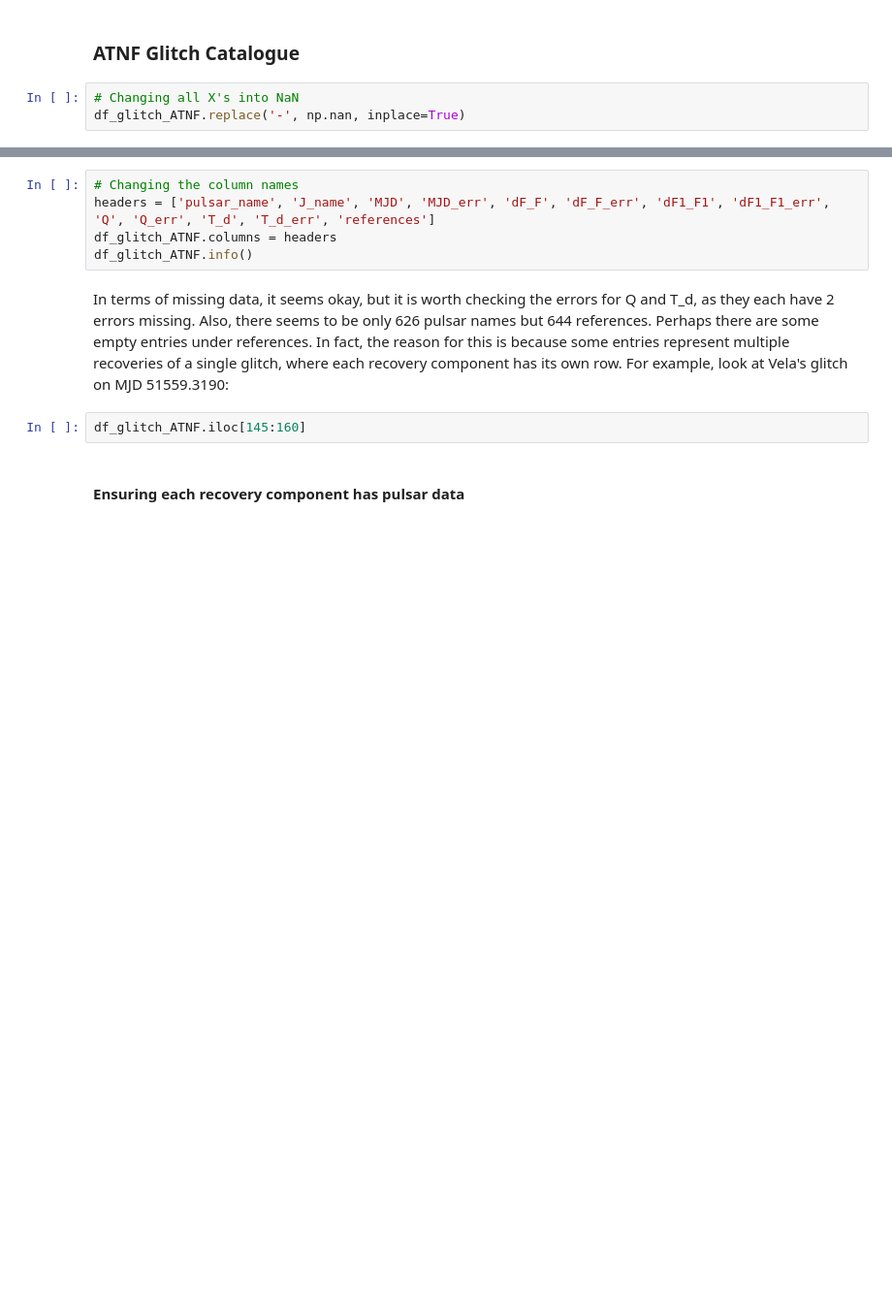
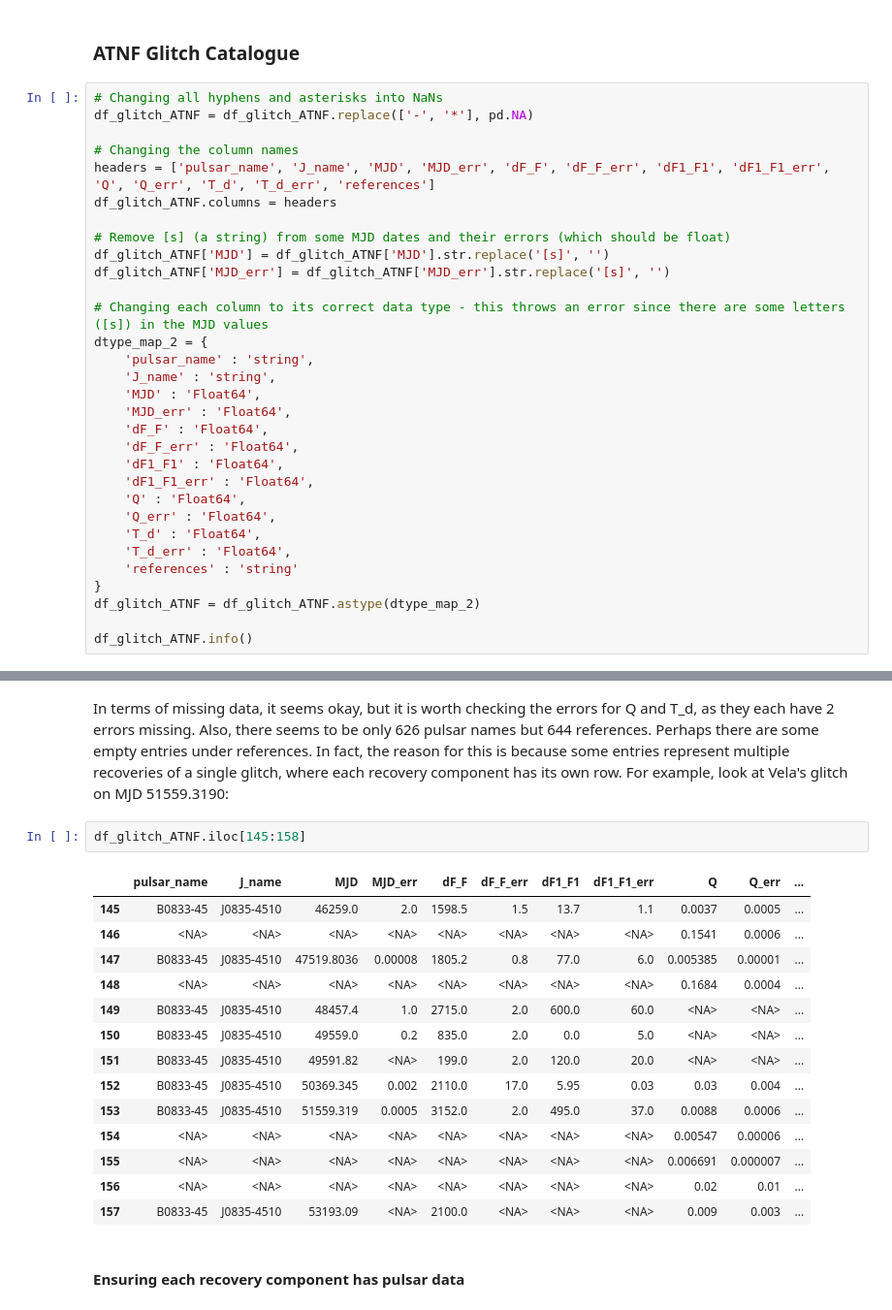
Before and after one commit to garvinyim/glitch_tools, a Jupyter notebook: analysis.ipynb, the cells around one changed output, grey strips where cells are left out. Shown at 97% size. Cells and saved outputs as stored; diff of their text form; blank space fills up the shorter version.

Commit message:
Fully vectorised ATNF glitch catalogue cleaning

```diff
--- a/analysis.ipynb
+++ b/analysis.ipynb
@@ -317,5 +317,33 @@ df_glitch_JBCA.head()
 # %% [markdown]
 ### ATNF Glitch Catalogue
 # %%
-# Changing all X's into NaN
-df_glitch_ATNF.replace('-', np.nan, inplace=True)
+# Changing all hyphens and asterisks into NaNs
+df_glitch_ATNF = df_glitch_ATNF.replace(['-', '*'], pd.NA)
+
+# Changing the column names
+headers = ['pulsar_name', 'J_name', 'MJD', 'MJD_err', 'dF_F', 'dF_F_err', 'dF1_F1', 'dF1_F1_err', 'Q', 'Q_err', 'T_d', 'T_d_err', 'references']
+df_glitch_ATNF.columns = headers
+
+# Remove [s] (a string) from some MJD dates and their errors (which should be float)
+df_glitch_ATNF['MJD'] = df_glitch_ATNF['MJD'].str.replace('[s]', '')
+df_glitch_ATNF['MJD_err'] = df_glitch_ATNF['MJD_err'].str.replace('[s]', '')
+
+# Changing each column to its correct data type - this throws an error since there are some letters ([s]) in the MJD values
+dtype_map_2 = {
+    'pulsar_name' : 'string',
+    'J_name' : 'string',
+    'MJD' : 'Float64',
+    'MJD_err' : 'Float64',
+    'dF_F' : 'Float64',
+    'dF_F_err' : 'Float64',
+    'dF1_F1' : 'Float64',
+    'dF1_F1_err' : 'Float64',
+    'Q' : 'Float64',
+    'Q_err' : 'Float64',
+    'T_d' : 'Float64',
+    'T_d_err' : 'Float64',
+    'references' : 'string'
+}
+df_glitch_ATNF = df_glitch_ATNF.astype(dtype_map_2)
+
+df_glitch_ATNF.info()
@@ -322,12 +371,22 @@ df_glitch_ATNF.replace('-', np.nan, inplace=True)
-# %%
-# Changing the column names
-headers = ['pulsar_name', 'J_name', 'MJD', 'MJD_err', 'dF_F', 'dF_F_err', 'dF1_F1', 'dF1_F1_err', 'Q', 'Q_err', 'T_d', 'T_d_err', 'references']
-df_glitch_ATNF.columns = headers
-df_glitch_ATNF.info()
 # %% [markdown]
 In terms of missing data, it seems okay, but it is worth checking the errors for Q and T_d, as they each have 2 errors missing. Also, there seems to be only 626 pulsar names but 644 references. Perhaps there are some empty entries under references. In fact, the reason for this is because some entries represent multiple recoveries of a single glitch, where each recovery component has its own row. For example, look at Vela's glitch on MJD 51559.3190:
 # %%
-df_glitch_ATNF.iloc[145:160]
+df_glitch_ATNF.iloc[145:158]
+# %% [output]
+|  | pulsar_name | J_name | MJD | MJD_err | dF_F | dF_F_err | dF1_F1 | dF1_F1_err | Q | Q_err | ... |
+| 145 | B0833-45 | J0835-4510 | 46259.0 | 2.0 | 1598.5 | 1.5 | 13.7 | 1.1 | 0.0037 | 0.0005 | ... |
+| 146 | <NA> | <NA> | <NA> | <NA> | <NA> | <NA> | <NA> | <NA> | 0.1541 | 0.0006 | ... |
+| 147 | B0833-45 | J0835-4510 | 47519.8036 | 0.00008 | 1805.2 | 0.8 | 77.0 | 6.0 | 0.005385 | 0.00001 | ... |
+| 148 | <NA> | <NA> | <NA> | <NA> | <NA> | <NA> | <NA> | <NA> | 0.1684 | 0.0004 | ... |
+| 149 | B0833-45 | J0835-4510 | 48457.4 | 1.0 | 2715.0 | 2.0 | 600.0 | 60.0 | <NA> | <NA> | ... |
+| 150 | B0833-45 | J0835-4510 | 49559.0 | 0.2 | 835.0 | 2.0 | 0.0 | 5.0 | <NA> | <NA> | ... |
+| 151 | B0833-45 | J0835-4510 | 49591.82 | <NA> | 199.0 | 2.0 | 120.0 | 20.0 | <NA> | <NA> | ... |
+| 152 | B0833-45 | J0835-4510 | 50369.345 | 0.002 | 2110.0 | 17.0 | 5.95 | 0.03 | 0.03 | 0.004 | ... |
+| 153 | B0833-45 | J0835-4510 | 51559.319 | 0.0005 | 3152.0 | 2.0 | 495.0 | 37.0 | 0.0088 | 0.0006 | ... |
+| 154 | <NA> | <NA> | <NA> | <NA> | <NA> | <NA> | <NA> | <NA> | 0.00547 | 0.00006 | ... |
+| 155 | <NA> | <NA> | <NA> | <NA> | <NA> | <NA> | <NA> | <NA> | 0.006691 | 0.000007 | ... |
+| 156 | <NA> | <NA> | <NA> | <NA> | <NA> | <NA> | <NA> | <NA> | 0.02 | 0.01 | ... |
+| 157 | B0833-45 | J0835-4510 | 53193.09 | <NA> | 2100.0 | <NA> | <NA> | <NA> | 0.009 | 0.003 | ... |
 # %% [markdown]
 #### Ensuring each recovery component has pulsar data
 # %% [markdown]
```
Also changed, not shown: parts of 11 cells of this notebook.
